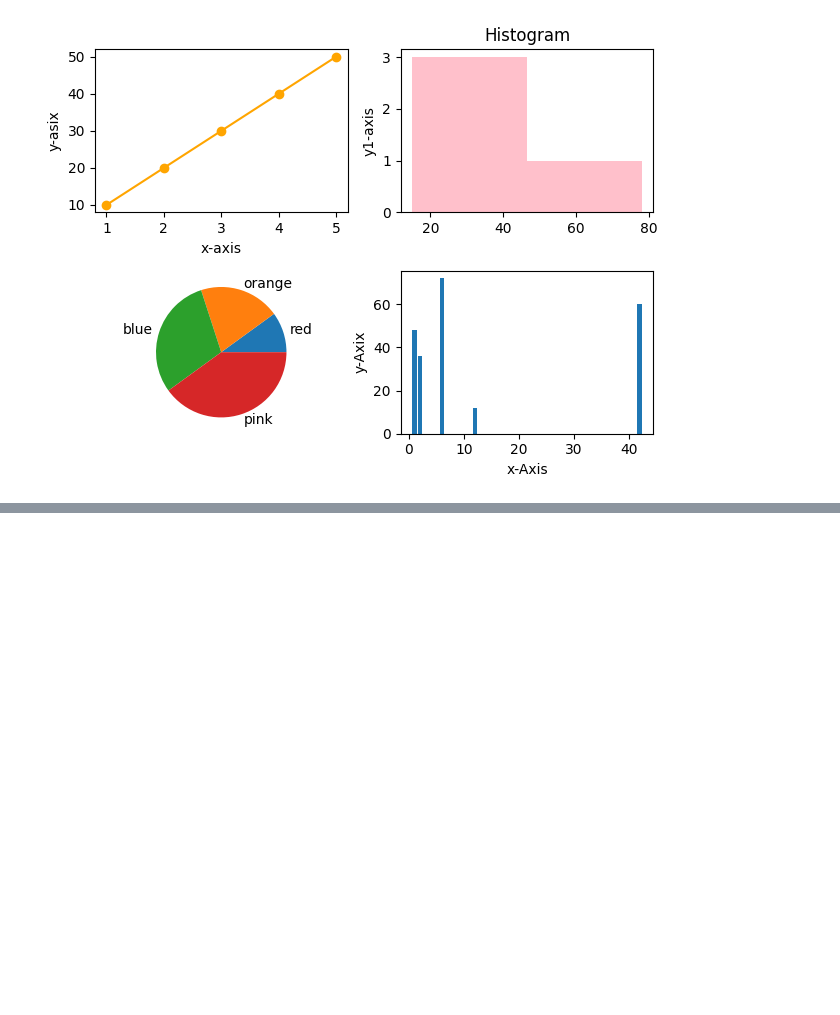
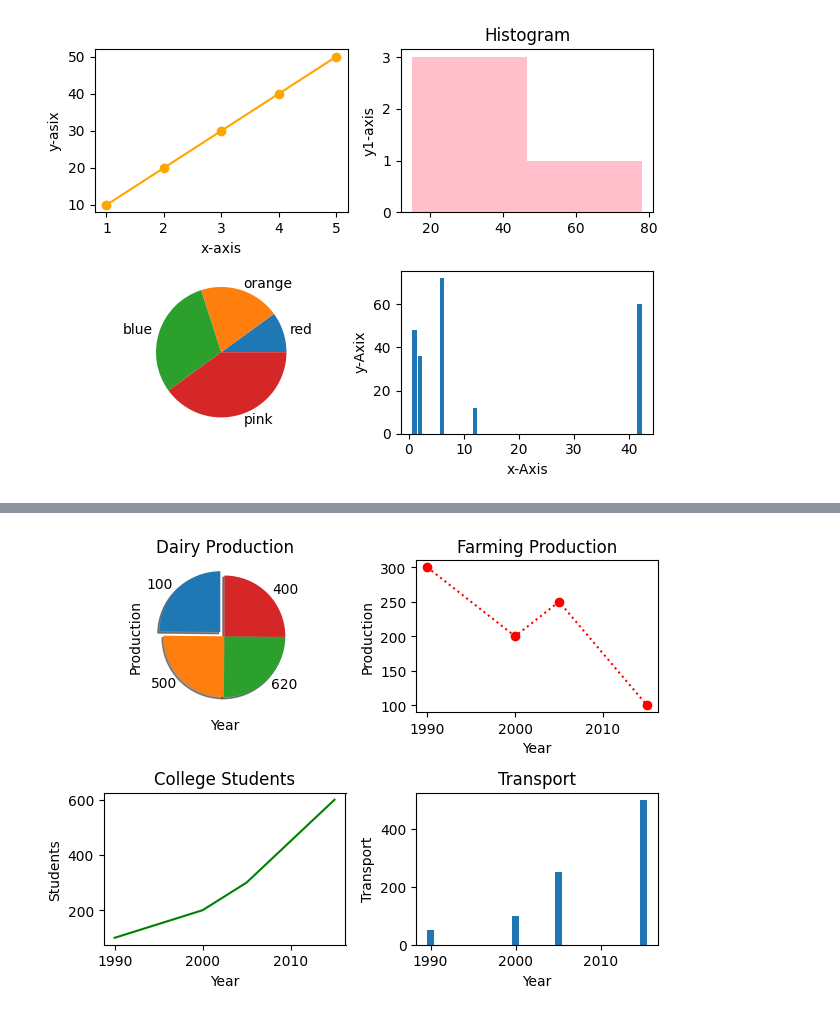
Before and after one commit to kunaldhabhai25-ctrl/Data-Science__45-Days, a Jupyter notebook: python(D-17).ipynb, the cells around one changed output, grey strips where cells are left out. Saved outputs shown, nothing was run; the diff lists cells and outputs as text; code cells hidden in the pictures; blank space fills up the shorter version.

```diff
--- a/python(D-17).ipynb
+++ b/python(D-17).ipynb
@@ -115,0 +144,43 @@ plt.show()
+# %%
+#subplots (2D)
+import matplotlib.pyplot as plt
+#data for graph-1
+year = [2010,2015.2020,2025]
+dairy = [100,500,620,400]
+#data for graph-2
+year = [1990,2000,2005,2015]
+farming = [300,200,250,100]
+#data for graph-3
+year = [2010,2015.2020,2025]
+college_students = [100,200,300,600]
+#data for graph-4
+year = [1990,2000,2005,2015]
+transport = [50,100,250,500]
+
+
+fig , ax = plt.subplots(2,2)
+
+ax[0][0].pie(year,labels=dairy,startangle=90,explode=(0.1,0,0,0),shadow=True)
+ax[0][0].set_title("Dairy Production")
+ax[0][0].set_xlabel("Year")
+ax[0][0].set_ylabel("Production")
+
+ax[0][1].plot(year , farming, color ="red" , linestyle = "dotted" , marker = "o")
+ax[0][1].set_title("Farming Production")
+ax[0][1].set_xlabel("Year")
+ax[0][1].set_ylabel("Production")
+
+ax[1][0].plot(year , college_students , color = "green")
+ax[1][0].set_title("College Students")
+ax[1][0].set_xlabel("Year")
+ax[1][0].set_ylabel("Students")
+
+ax[1][1].bar(year , transport)
+ax[1][1].set_title("Transport")
+ax[1][1].set_xlabel("Year")
+ax[1][1].set_ylabel("Transport")
+
+plt.tight_layout()
+plt.show()
+# %% [output]
+[figure, added]
```
Also changed, not shown: parts of 2 cells of this notebook.
